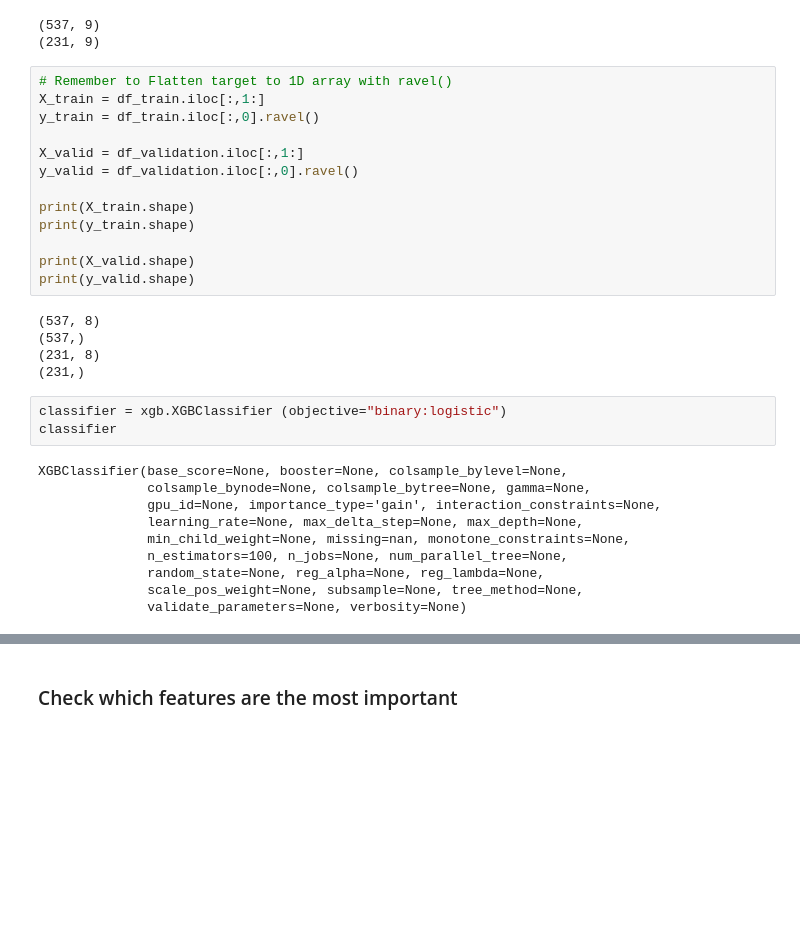
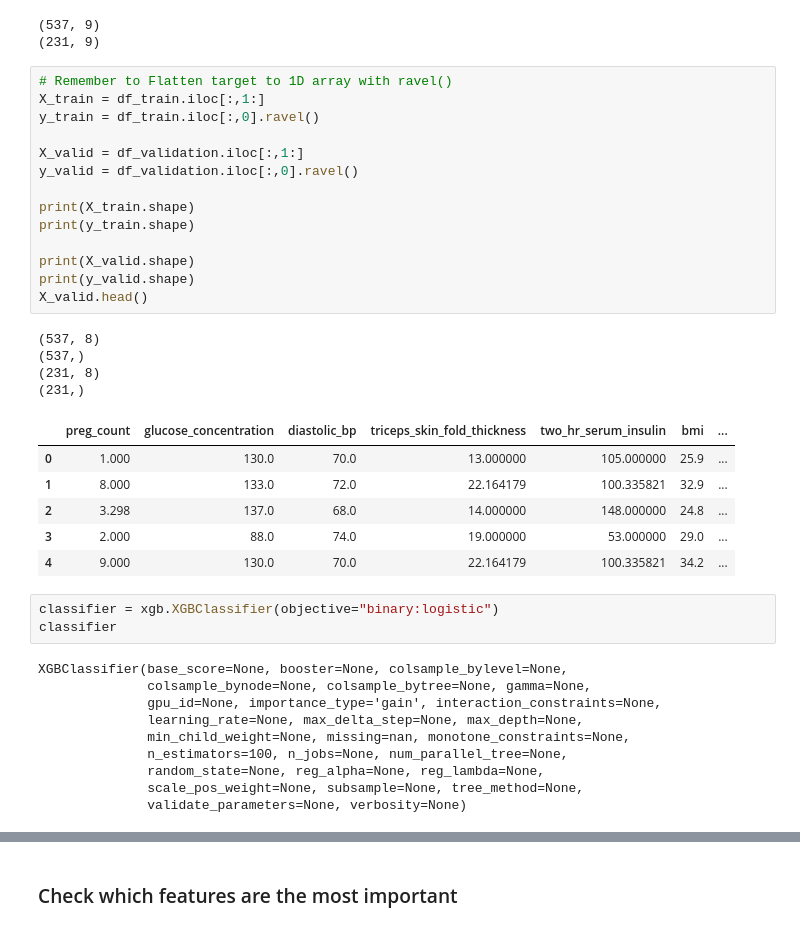
Before and after one commit to rabiaa1001/AI-ML, a Jupyter notebook: Diabetes/diabetes_xgboost_localmode_v1.ipynb, the cells around one changed output, grey strips where cells are left out. Cells and saved outputs as stored; diff of their text form; blank space fills up the shorter version.

```diff
--- a/Diabetes/diabetes_xgboost_localmode_v1.ipynb
+++ b/Diabetes/diabetes_xgboost_localmode_v1.ipynb
@@ -69,23 +82,30 @@ print(df_validation.shape)
 # %%
 # Remember to Flatten target to 1D array with ravel()
 X_train = df_train.iloc[:,1:]
 y_train = df_train.iloc[:,0].ravel()
 
 X_valid = df_validation.iloc[:,1:]
 y_valid = df_validation.iloc[:,0].ravel()
 
 print(X_train.shape)
 print(y_train.shape)
 
 print(X_valid.shape)
 print(y_valid.shape)
+X_valid.head()
 # %% [output]
 (537, 8)
 (537,)
 (231, 8)
 (231,)
+|  | preg_count | glucose_concentration | diastolic_bp | triceps_skin_fold_thickness | two_hr_serum_insulin | bmi | ... |
+| 0 | 1.000 | 130.0 | 70.0 | 13.000000 | 105.000000 | 25.9 | ... |
+| 1 | 8.000 | 133.0 | 72.0 | 22.164179 | 100.335821 | 32.9 | ... |
+| 2 | 3.298 | 137.0 | 68.0 | 14.000000 | 148.000000 | 24.8 | ... |
+| 3 | 2.000 | 88.0 | 74.0 | 19.000000 | 53.000000 | 29.0 | ... |
+| 4 | 9.000 | 130.0 | 70.0 | 22.164179 | 100.335821 | 34.2 | ... |
 # %%
-classifier = xgb.XGBClassifier (objective="binary:logistic")
+classifier = xgb.XGBClassifier(objective="binary:logistic")
 classifier
 # %% [output]
 XGBClassifier(base_score=None, booster=None, colsample_bylevel=None,
```
Also changed, not shown: parts of 9 cells of this notebook, 6 other files.
